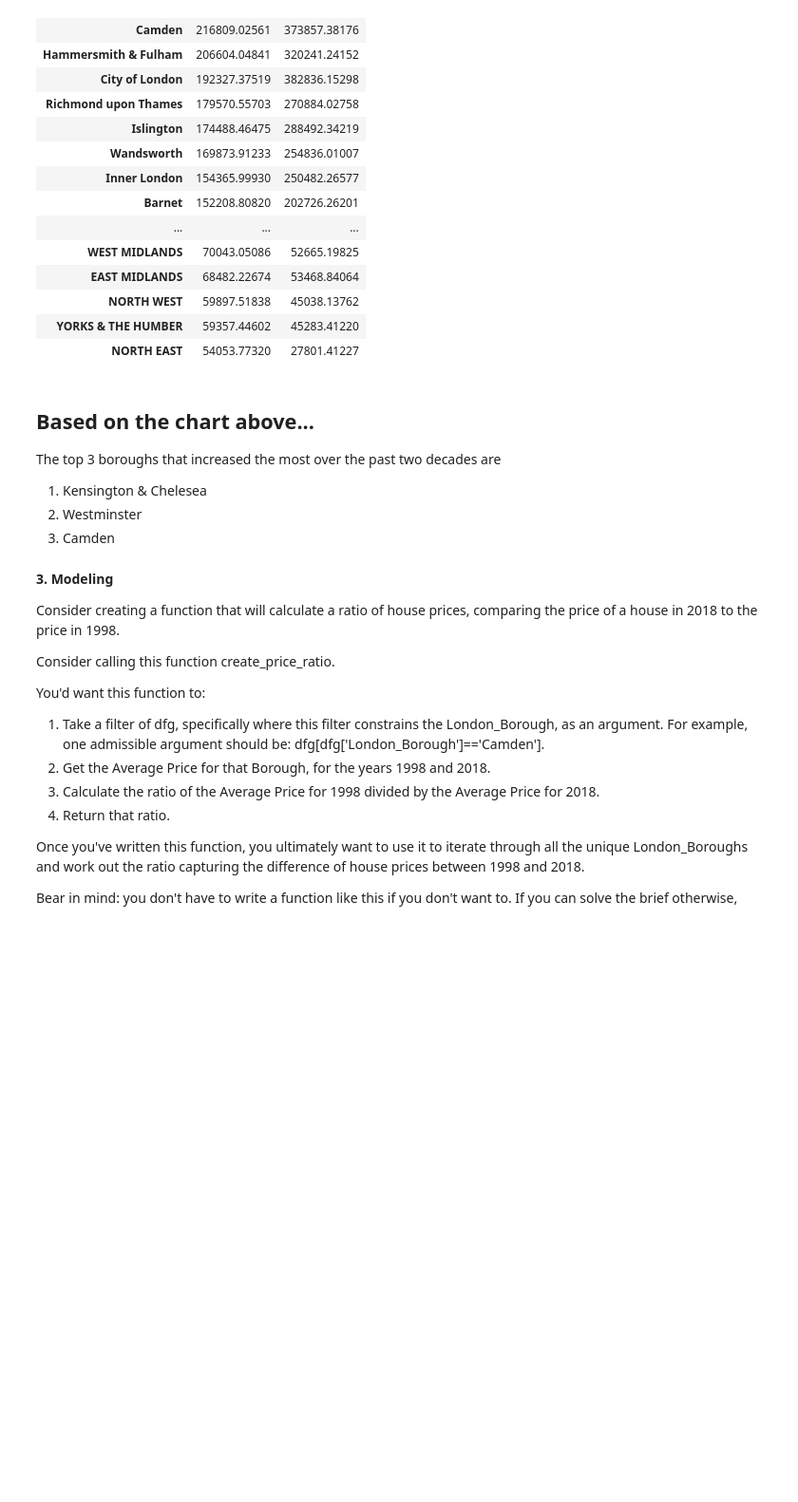
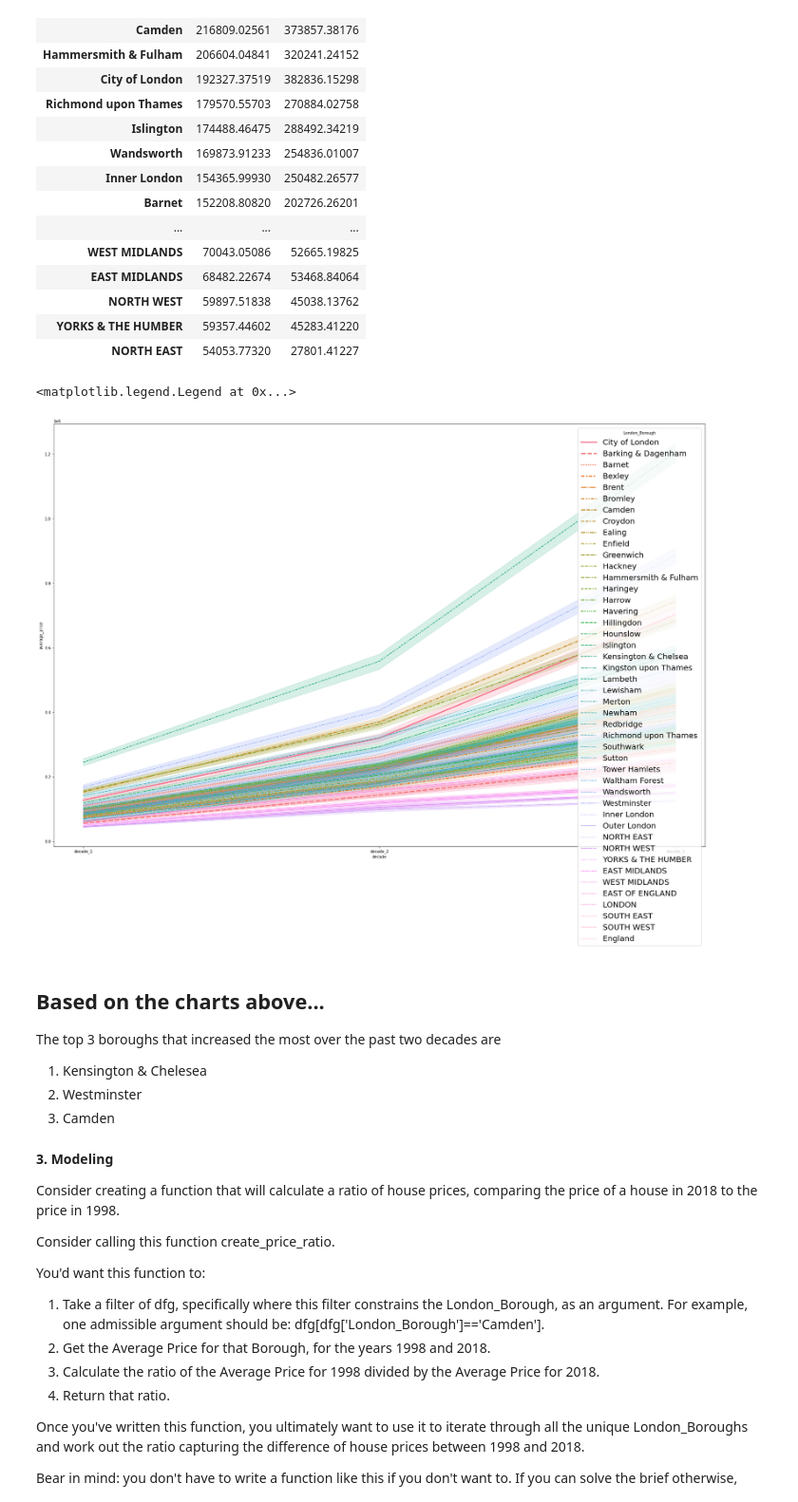
Before and after one commit to raymondsdiaz/london-calling, a Jupyter notebook: Unit 4 Challenge - Tier 3.ipynb, the cells around one changed output. Shown at 95% size. Saved outputs shown, nothing was run; the diff lists cells and outputs as text; code cells hidden in the pictures; blank space fills up the shorter version.

```diff
--- a/Unit 4 Challenge - Tier 3.ipynb
+++ b/Unit 4 Challenge - Tier 3.ipynb
@@ -375,8 +375,16 @@ borough_pivot_diff[['dec_2_diff','dec_3_diff']].sort_values(['dec_2_diff','dec_3
 | NORTH WEST | 59897.51838 | 45038.13762 |
 | YORKS & THE HUMBER | 59357.44602 | 45283.41220 |
 | NORTH EAST | 54053.77320 | 27801.41227 |
+# %%
+a4_dims = (30, 20)
+fig, ax = plt.subplots(figsize=a4_dims)
+sns.lineplot(data=df_cleaned, x="decade", y="average_price", hue="London_Borough", style="London_Borough", size="London_Borough", legend="brief")
+plt.legend(title='London_Borough', fontsize=20)
+# %% [output]
+<matplotlib.legend.Legend at 0x...>
+[figure, added]
 # %% [markdown]
-## Based on the chart above...
+## Based on the charts above...
 The top 3 boroughs that increased the most over the past two decades are
 1. Kensington & Chelesea
 2. Westminster
```
Also changed, not shown: parts of 1 cell of this notebook.
